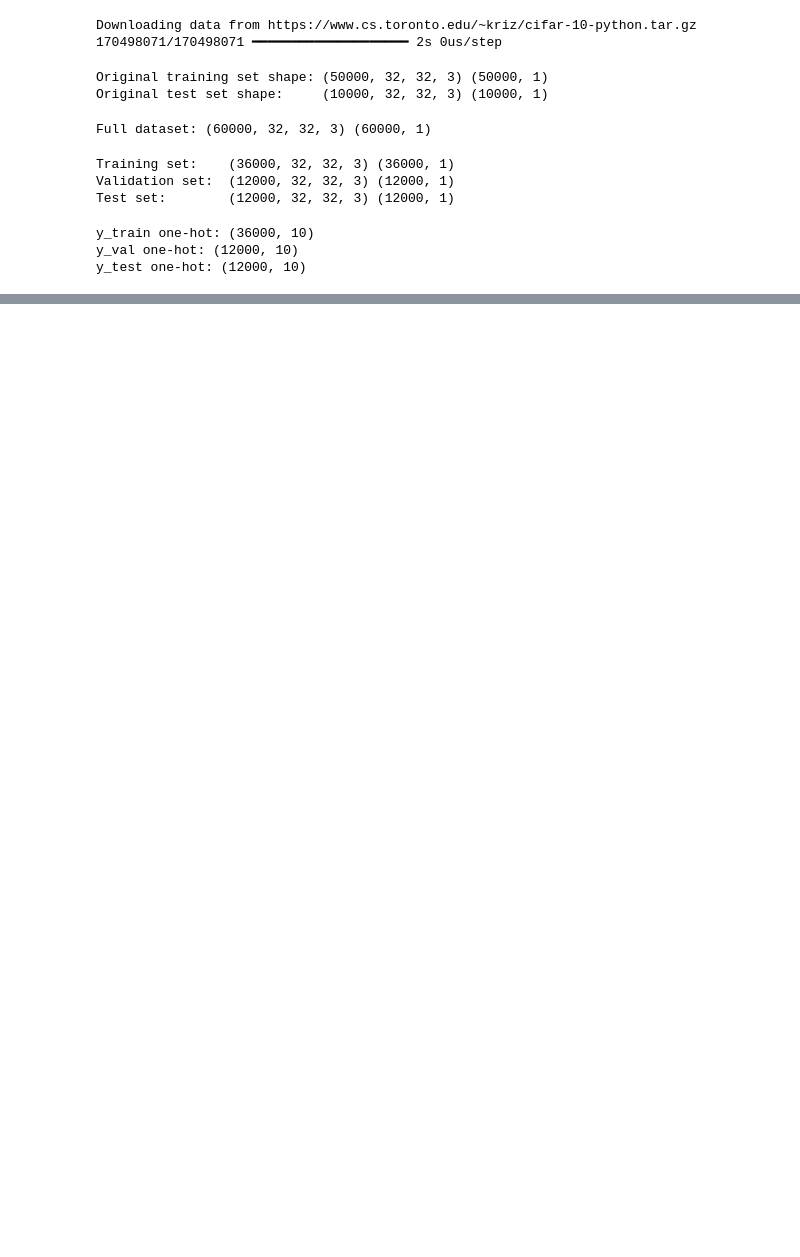
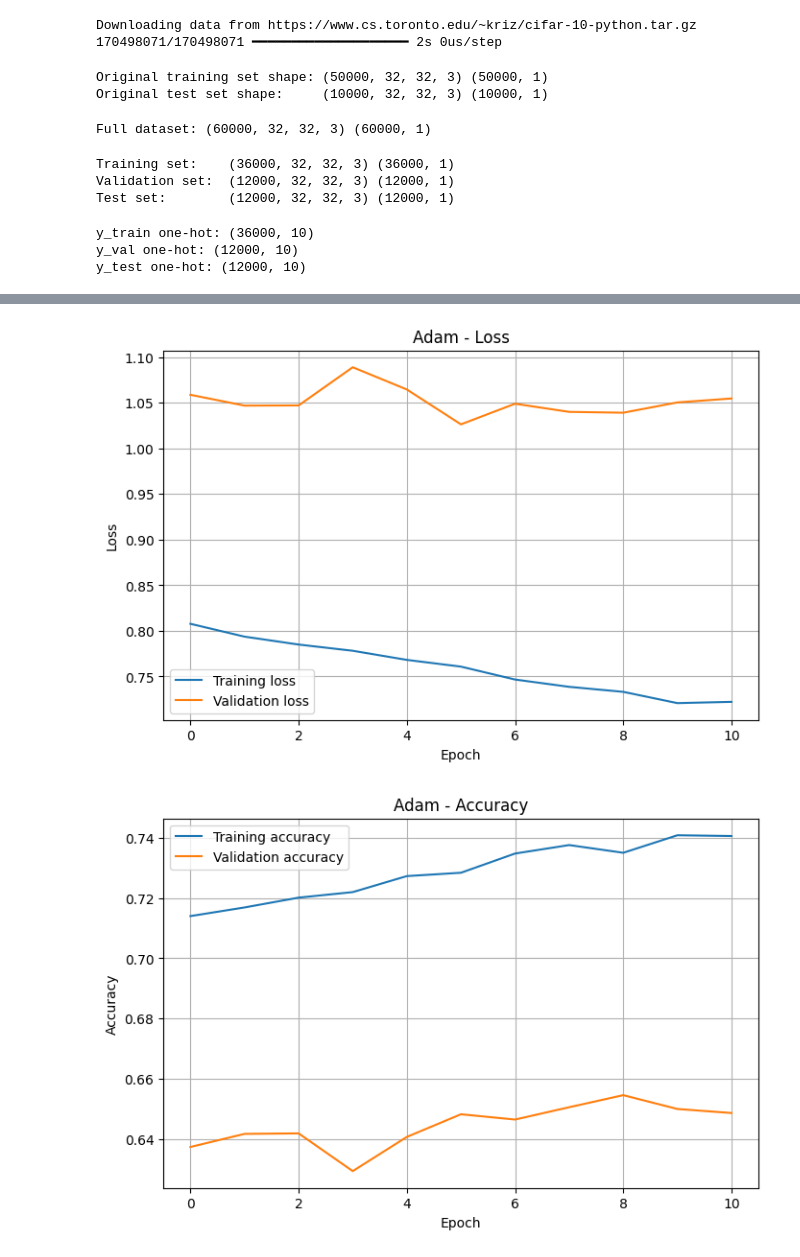
Before and after one commit to giannismantzaris-cmd/DAMA61, a Jupyter notebook: Mantzaris_WA5.ipynb, the cells around one changed output, grey strips where cells are left out. Saved outputs shown, nothing was run; the diff lists cells and outputs as text; code cells hidden in the pictures; blank space fills up the shorter version.

```diff
--- a/Mantzaris_WA5.ipynb
+++ b/Mantzaris_WA5.ipynb
@@ -106,0 +117,7 @@ model = keras.Sequential([
+# %%
+# Early stopping Adam
+early_stopping_adam = EarlyStopping(
+    monitor="val_loss",
+    patience=5,
+    restore_best_weights=True
+)
@@ -106,0 +131,7 @@ model = keras.Sequential([
+# %%
+# Compile the original model with Adam
+model.compile(
+    optimizer="adam",
+    loss="categorical_crossentropy",
+    metrics=["accuracy"]
+)
@@ -106,0 +145,9 @@ model = keras.Sequential([
+# %%
+# Train model with Adam
+history_adam = model.fit(
+    X_train, y_train_oh,
+    epochs=100,
+    validation_data=(X_valid, y_valid_oh),
+    callbacks=[early_stopping_adam],
+    verbose=1
+)
@@ -106,0 +196,24 @@ model = keras.Sequential([
+# %%
+# Adam
+plt.figure(figsize=(8, 5))
+plt.plot(history_adam.history["loss"], label="Training loss")
+plt.plot(history_adam.history["val_loss"], label="Validation loss")
+plt.xlabel("Epoch")
+plt.ylabel("Loss")
+plt.title("Adam - Loss")
+plt.legend()
+plt.grid(True)
+plt.show()
+
+plt.figure(figsize=(8, 5))
+plt.plot(history_adam.history["accuracy"], label="Training accuracy")
+plt.plot(history_adam.history["val_accuracy"], label="Validation accuracy")
+plt.xlabel("Epoch")
+plt.ylabel("Accuracy")
+plt.title("Adam - Accuracy")
+plt.legend()
+plt.grid(True)
+plt.show()
+# %% [output]
+[figure, added]
+[figure, added]
```
Also changed, not shown: parts of 8 cells of this notebook.
